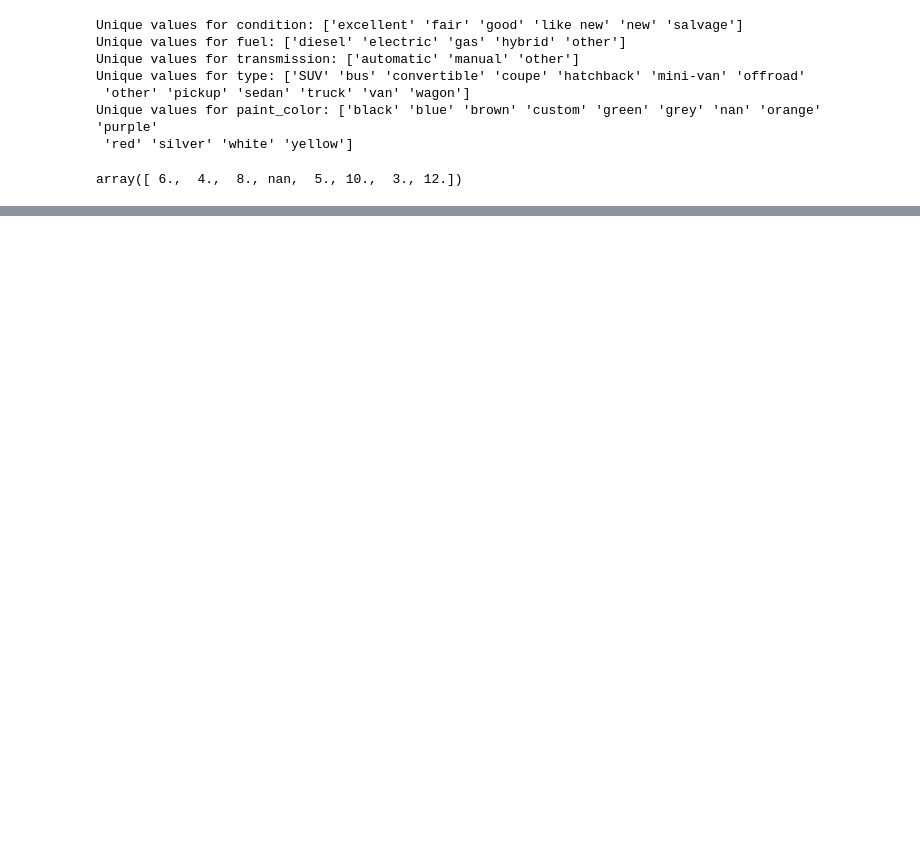
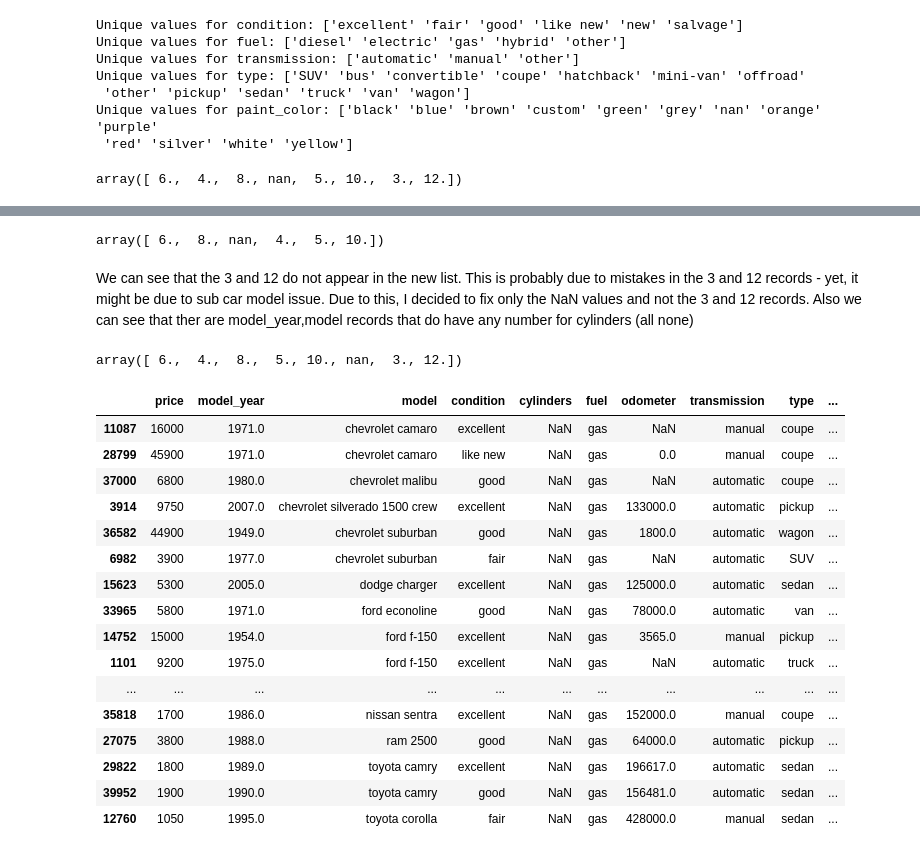
Before and after one commit to KingDanL/DL_Development_Tools_Project, a Jupyter notebook: notebooks/EDA.ipynb, the cells around one changed output, grey strips where cells are left out. Cells and saved outputs as stored; diff of their text form; code cells hidden in the pictures; blank space fills up the shorter version.

```diff
--- a/notebooks/EDA.ipynb
+++ b/notebooks/EDA.ipynb
@@ -118,0 +144,12 @@ df['cylinders'] = df['cylinders'].fillna(pd.Series(median_cylinders_series, inde
+# %%
+# Group the data by 'model' and 'model_year'
+grouped = df.groupby(['model', 'model_year'])
+
+# Calculate the most common number of cylinders for each group
+most_common_cylinders = grouped['cylinders'].apply(lambda x: x.mode()[0] if len(x.mode()) > 0 else None)
+most_common_cylinders.unique()
+# %% [output]
+array([ 6.,  8., nan,  4.,  5., 10.])
+# %% [markdown]
+We can see that the 3 and 12 do not appear in the new list. This is probably due to mistakes in the 3 and 12 records - yet, it might be due to sub car model issue. Due to this, I decided to fix only the NaN values and not the 3 and 12 records.
+Also we can see that ther are model_year,model records that do have any number for cylinders (all none)
@@ -118,0 +160,24 @@ df['cylinders'] = df['cylinders'].fillna(pd.Series(median_cylinders_series, inde
+# %%
+df['cylinders'].unique()
+# %% [output]
+array([ 6.,  4.,  8.,  5., 10., nan,  3., 12.])
+# %%
+df[df['cylinders'].isnull()].sort_values(["model","model_year"])
+# %% [output]
+|  | price | model_year | model | condition | cylinders | fuel | odometer | transmission | type | ... |
+| 11087 | 16000 | 1971.0 | chevrolet camaro | excellent | NaN | gas | NaN | manual | coupe | ... |
+| 28799 | 45900 | 1971.0 | chevrolet camaro | like new | NaN | gas | 0.0 | manual | coupe | ... |
+| 37000 | 6800 | 1980.0 | chevrolet malibu | good | NaN | gas | NaN | automatic | coupe | ... |
+| 3914 | 9750 | 2007.0 | chevrolet silverado 1500 crew | excellent | NaN | gas | 133000.0 | automatic | pickup | ... |
+| 36582 | 44900 | 1949.0 | chevrolet suburban | good | NaN | gas | 1800.0 | automatic | wagon | ... |
+| 6982 | 3900 | 1977.0 | chevrolet suburban | fair | NaN | gas | NaN | automatic | SUV | ... |
+| 15623 | 5300 | 2005.0 | dodge charger | excellent | NaN | gas | 125000.0 | automatic | sedan | ... |
+| 33965 | 5800 | 1971.0 | ford econoline | good | NaN | gas | 78000.0 | automatic | van | ... |
+| 14752 | 15000 | 1954.0 | ford f-150 | excellent | NaN | gas | 3565.0 | manual | pickup | ... |
+| 1101 | 9200 | 1975.0 | ford f-150 | excellent | NaN | gas | NaN | automatic | truck | ... |
+| ... | ... | ... | ... | ... | ... | ... | ... | ... | ... | ... |
+| 35818 | 1700 | 1986.0 | nissan sentra | excellent | NaN | gas | 152000.0 | manual | coupe | ... |
+| 27075 | 3800 | 1988.0 | ram 2500 | good | NaN | gas | 64000.0 | automatic | pickup | ... |
+| 29822 | 1800 | 1989.0 | toyota camry | excellent | NaN | gas | 196617.0 | automatic | sedan | ... |
+| 39952 | 1900 | 1990.0 | toyota camry | good | NaN | gas | 156481.0 | automatic | sedan | ... |
+| 12760 | 1050 | 1995.0 | toyota corolla | fair | NaN | gas | 428000.0 | manual | sedan | ... |
```
Also changed, not shown: parts of 13 cells of this notebook.
